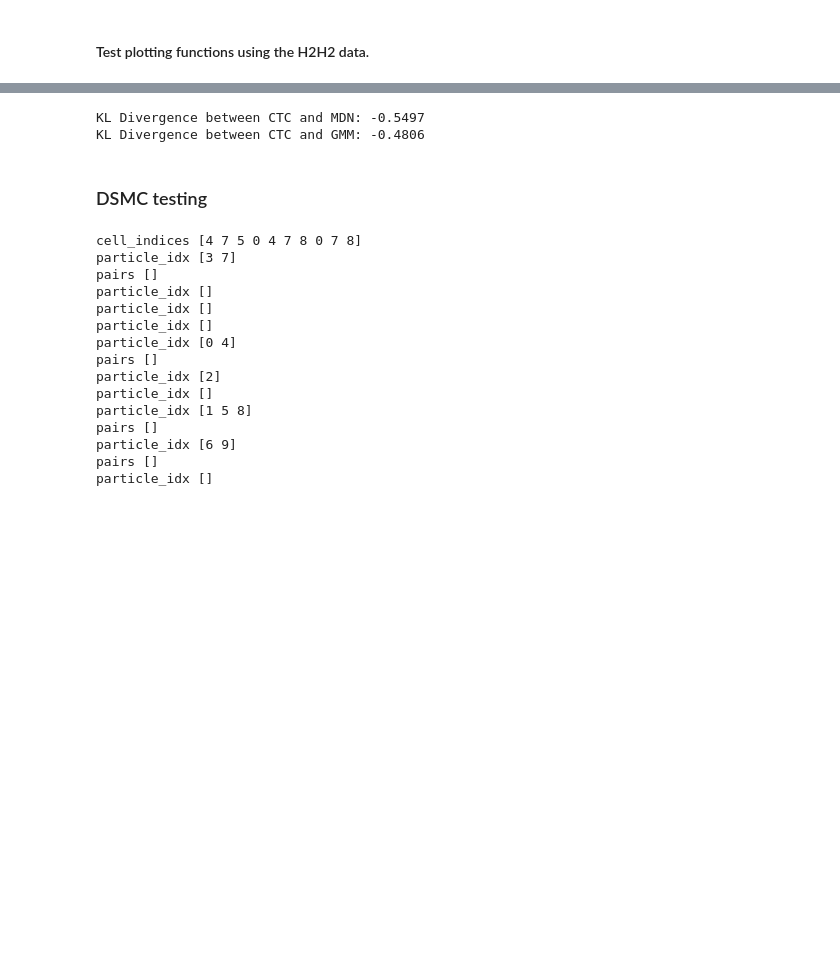
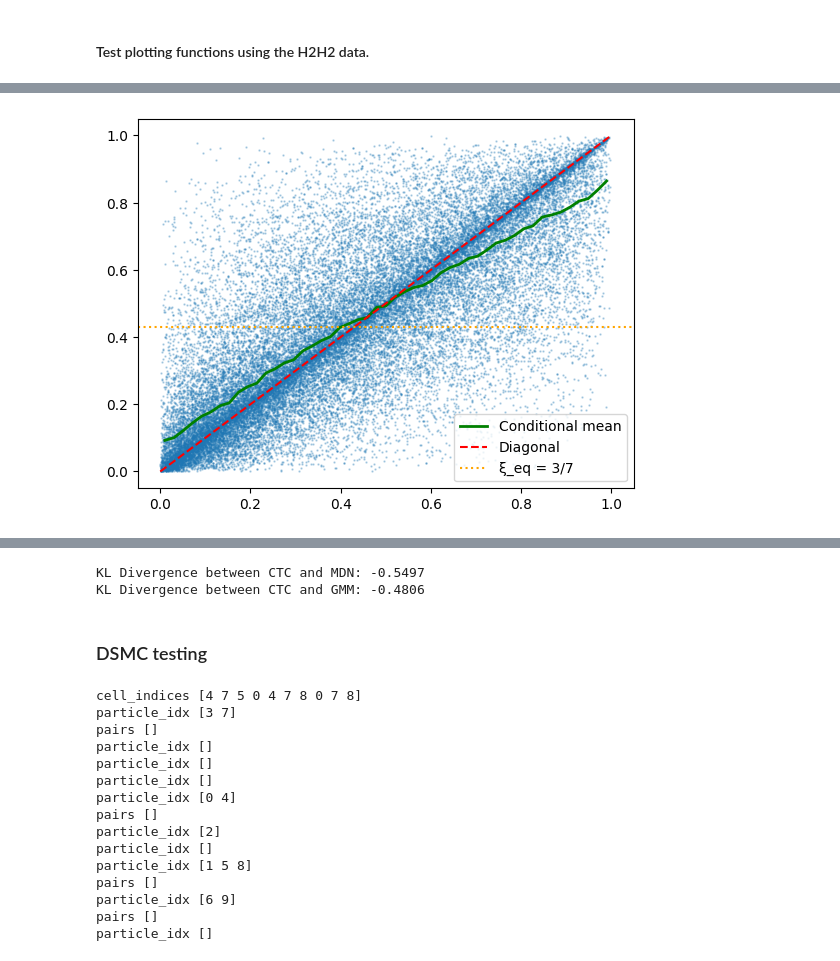
Before and after one commit to TijnZeelenberg/scatteringkernels, a Jupyter notebook: notebook_experiments.ipynb, the cells around one changed output, grey strips where cells are left out. Drawn from its saved outputs; the diff is of its cells as text; code cells hidden in the pictures; blank space fills up the shorter version.

```diff
--- a/notebook_experiments.ipynb
+++ b/notebook_experiments.ipynb
@@ -31,0 +44,23 @@ plt.show()
+# %%
+import numpy as np
+
+bins = np.linspace(0, 1, 50)
+bin_centers = 0.5 * (bins[:-1] + bins[1:])
+digitized = np.digitize(Eta_tr_init, bins)
+
+means = []
+for b in range(1, len(bins)):
+    mask = digitized == b
+    if mask.sum() > 0:
+        means.append(Eta_tr_final[mask].mean())
+    else:
+        means.append(np.nan)
+
+plt.scatter(Eta_tr_init, Eta_tr_final, alpha=0.3, s=0.5)
+plt.plot(bin_centers, means, 'g-', linewidth=2, label='Conditional mean')
+plt.plot([0, 1], [0, 1], 'r--', label='Diagonal')
+plt.axhline(3/7, color='orange', linestyle=':', label='ξ_eq = 3/7')
+plt.legend()
+plt.show()
+# %% [output]
+[figure, added]
```
Also changed, not shown: parts of 6 cells of this notebook, 4 other files.
